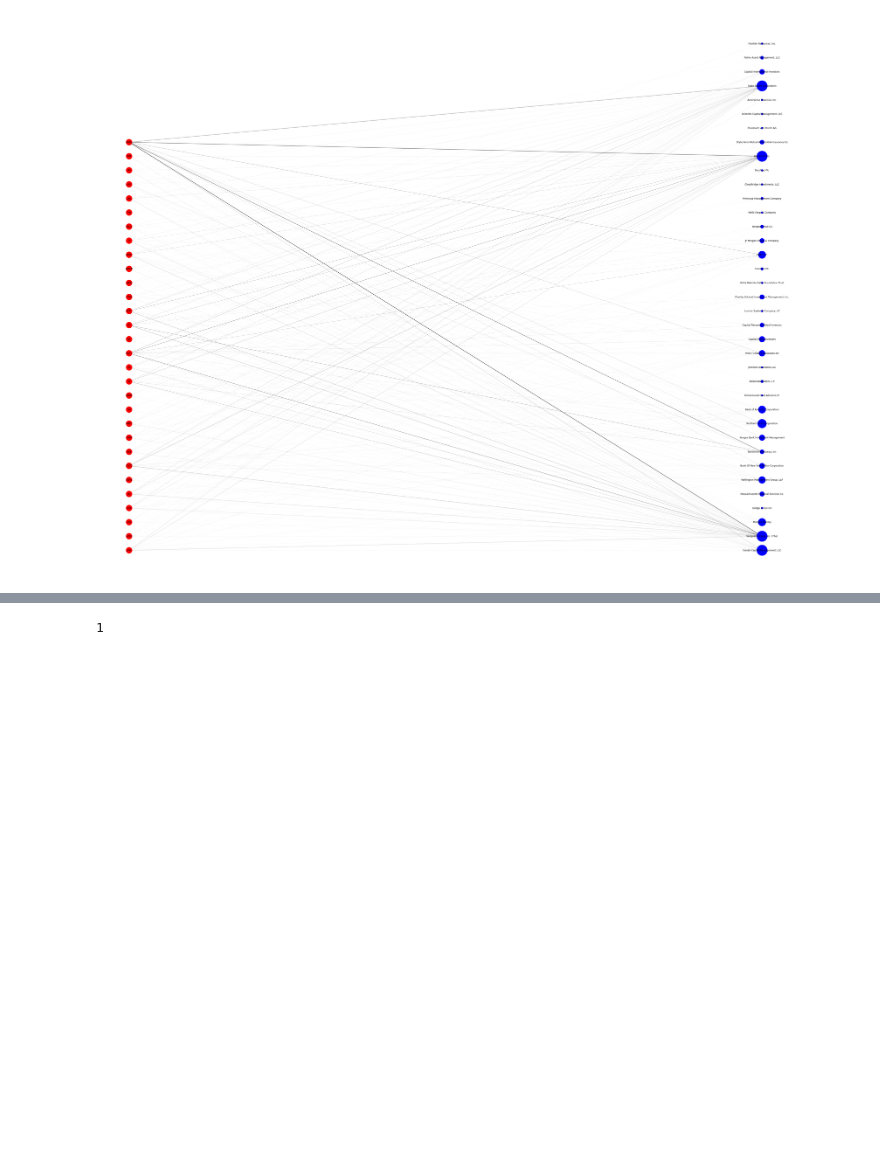
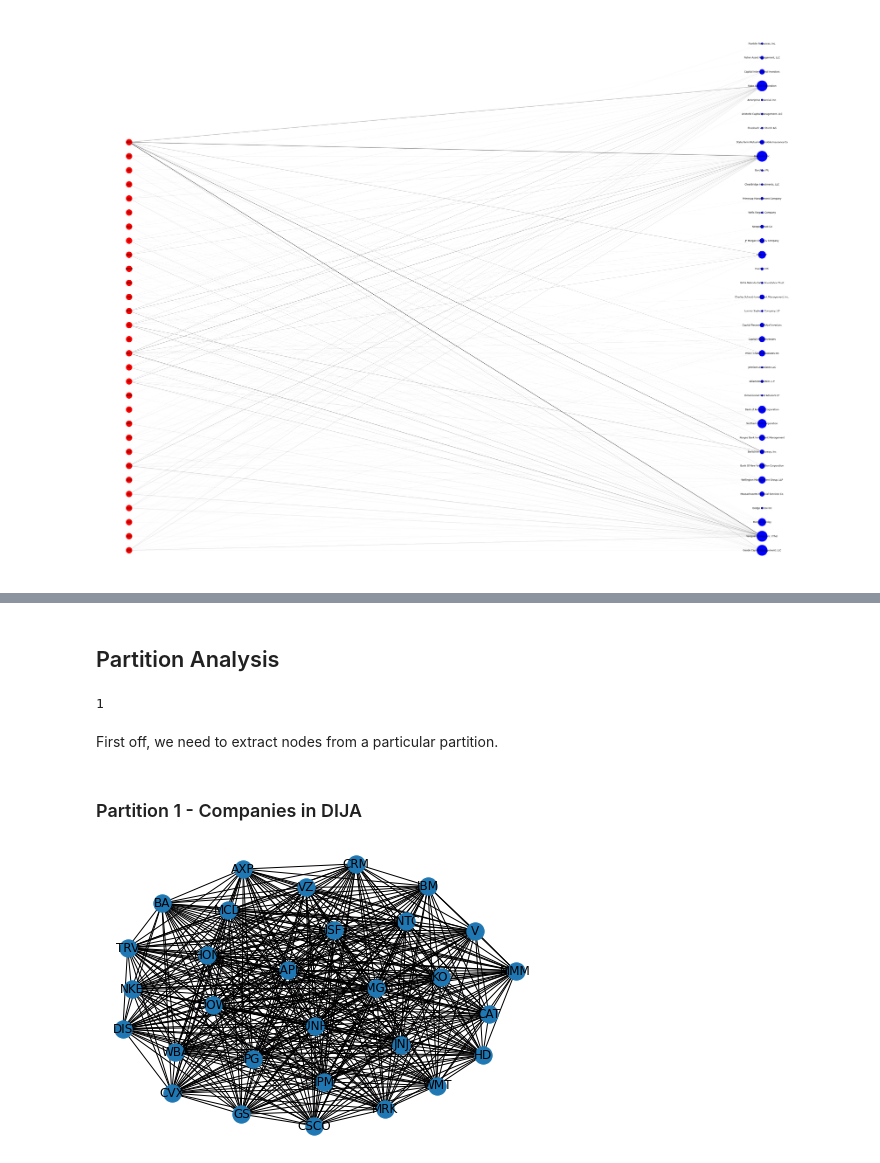
Before and after one commit to mgino11/Web_Analytics, a Jupyter notebook: Project_2.ipynb, the cells around one changed output, grey strips where cells are left out. Saved outputs shown, nothing was run; the diff lists cells and outputs as text; code cells hidden in the pictures; blank space fills up the shorter version.

```diff
--- a/Project_2.ipynb
+++ b/Project_2.ipynb
@@ -171,4 +187,19 @@ plt.show()
+# %% [markdown]
+## Partition Analysis
 # %%
 nx.number_connected_components(B)
 # %% [output]
 1
+# %% [markdown]
+First off, we need to extract nodes from a particular partition.
+# %%
+N_graph = B.copy()
+
+N_top = bp.projected_graph(N_graph, top_nodes)
+N_bottom = bp.projected_graph(N_graph, bottom_nodes)
+# %% [markdown]
+### Partition 1 - Companies in DIJA
+# %%
+nx.draw(N_bottom, with_labels=True) # companies
+# %% [output]
+[figure, added]
```
Also changed, not shown: parts of 33 cells of this notebook.
